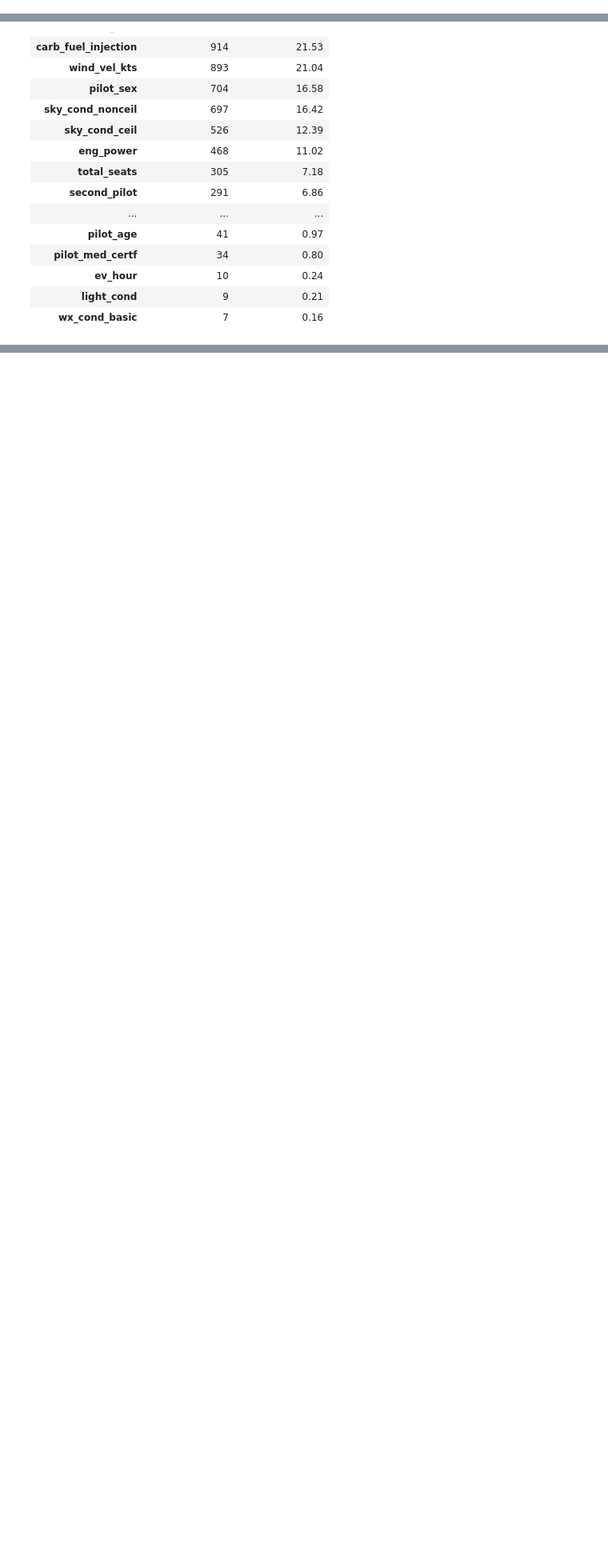
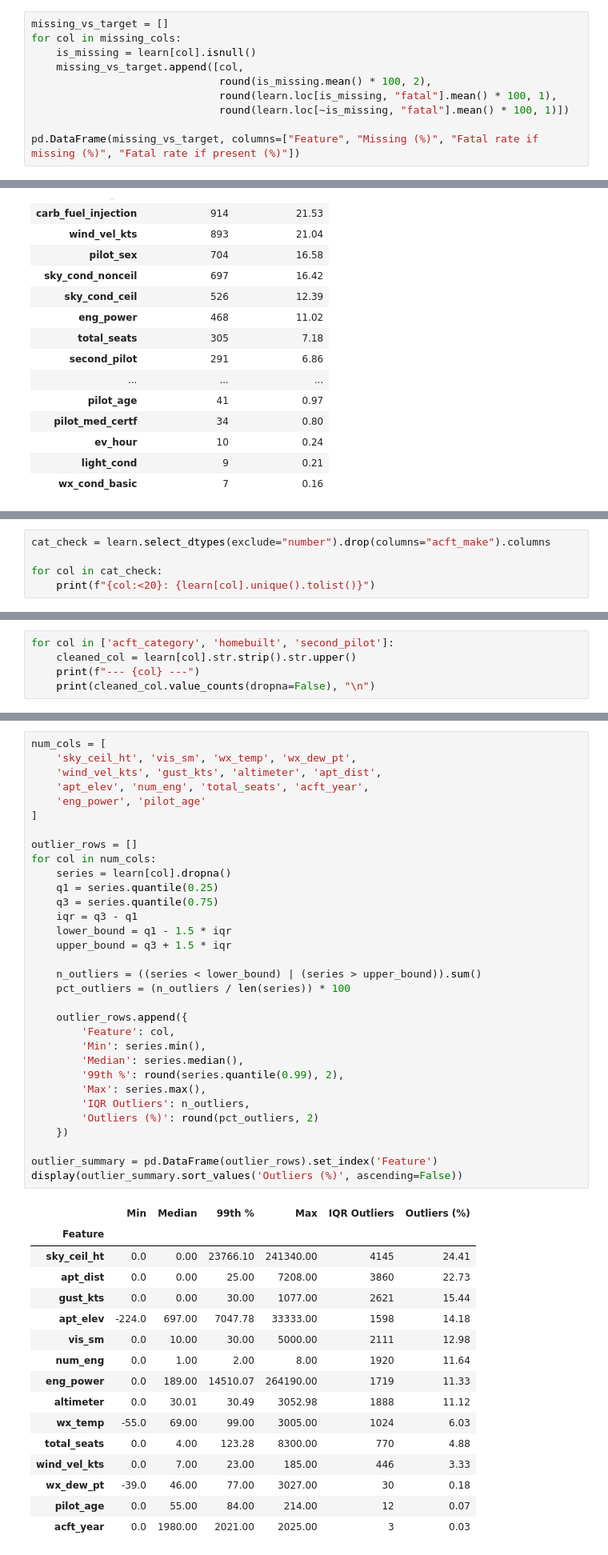
Before and after one commit to martim-dot/ML_Project, a Jupyter notebook: primeiraparte.ipynb, the cells around one changed output, grey strips where cells are left out. Shown at 80% size. Drawn from its saved outputs; the diff is of its cells as text; blank space fills up the shorter version.

```diff
--- a/primeiraparte.ipynb
+++ b/primeiraparte.ipynb
@@ -524,0 +543,10 @@ missing_summary[missing_summary['Missing Values'] > 0].sort_values('Percentage (
+# %%
+missing_vs_target = []
+for col in missing_cols:
+    is_missing = learn[col].isnull()
+    missing_vs_target.append([col,
+                              round(is_missing.mean() * 100, 2),
+                              round(learn.loc[is_missing, "fatal"].mean() * 100, 1),
+                              round(learn.loc[~is_missing, "fatal"].mean() * 100, 1)])
+
+pd.DataFrame(missing_vs_target, columns=["Feature", "Missing (%)", "Fatal rate if missing (%)", "Fatal rate if present (%)"])
@@ -592,0 +737,5 @@ However, we identified that the feature `ev_country` is a constant column (conta
+# %%
+cat_check = learn.select_dtypes(exclude="number").drop(columns="acft_make").columns
+
+for col in cat_check:
+    print(f"{col:<20}: {learn[col].unique().tolist()}")
@@ -592,0 +783,5 @@ However, we identified that the feature `ev_country` is a constant column (conta
+# %%
+for col in ['acft_category', 'homebuilt', 'second_pilot']:
+    cleaned_col = learn[col].str.strip().str.upper()
+    print(f"--- {col} ---")
+    print(cleaned_col.value_counts(dropna=False), "\n")
@@ -592,0 +833,49 @@ However, we identified that the feature `ev_country` is a constant column (conta
+# %%
+num_cols = [
+    'sky_ceil_ht', 'vis_sm', 'wx_temp', 'wx_dew_pt',
+    'wind_vel_kts', 'gust_kts', 'altimeter', 'apt_dist',
+    'apt_elev', 'num_eng', 'total_seats', 'acft_year',
+    'eng_power', 'pilot_age'
+]
+
+outlier_rows = []
+for col in num_cols:
+    series = learn[col].dropna()
+    q1 = series.quantile(0.25)
+    q3 = series.quantile(0.75)
+    iqr = q3 - q1
+    lower_bound = q1 - 1.5 * iqr
+    upper_bound = q3 + 1.5 * iqr
+
+    n_outliers = ((series < lower_bound) | (series > upper_bound)).sum()
+    pct_outliers = (n_outliers / len(series)) * 100
+
+    outlier_rows.append({
+        'Feature': col,
+        'Min': series.min(),
+        'Median': series.median(),
+        '99th %': round(series.quantile(0.99), 2),
+        'Max': series.max(),
+        'IQR Outliers': n_outliers,
+        'Outliers (%)': round(pct_outliers, 2)
+    })
+
+outlier_summary = pd.DataFrame(outlier_rows).set_index('Feature')
+display(outlier_summary.sort_values('Outliers (%)', ascending=False))
+# %% [output]
+|  | Min | Median | 99th % | Max | IQR Outliers | Outliers (%) |
+| Feature |  |  |  |  |  |  |
+| sky_ceil_ht | 0.0 | 0.00 | 23766.10 | 241340.00 | 4145 | 24.41 |
+| apt_dist | 0.0 | 0.00 | 25.00 | 7208.00 | 3860 | 22.73 |
+| gust_kts | 0.0 | 0.00 | 30.00 | 1077.00 | 2621 | 15.44 |
+| apt_elev | -224.0 | 697.00 | 7047.78 | 33333.00 | 1598 | 14.18 |
+| vis_sm | 0.0 | 10.00 | 30.00 | 5000.00 | 2111 | 12.98 |
+| num_eng | 0.0 | 1.00 | 2.00 | 8.00 | 1920 | 11.64 |
+| eng_power | 0.0 | 189.00 | 14510.07 | 264190.00 | 1719 | 11.33 |
+| altimeter | 0.0 | 30.01 | 30.49 | 3052.98 | 1888 | 11.12 |
+| wx_temp | -55.0 | 69.00 | 99.00 | 3005.00 | 1024 | 6.03 |
+| total_seats | 0.0 | 4.00 | 123.28 | 8300.00 | 770 | 4.88 |
+| wind_vel_kts | 0.0 | 7.00 | 23.00 | 185.00 | 446 | 3.33 |
+| wx_dew_pt | -39.0 | 46.00 | 77.00 | 3027.00 | 30 | 0.18 |
+| pilot_age | 0.0 | 55.00 | 84.00 | 214.00 | 12 | 0.07 |
+| acft_year | 0.0 | 1980.00 | 2021.00 | 2025.00 | 3 | 0.03 |
```
Also changed, not shown: parts of 36 cells of this notebook.
